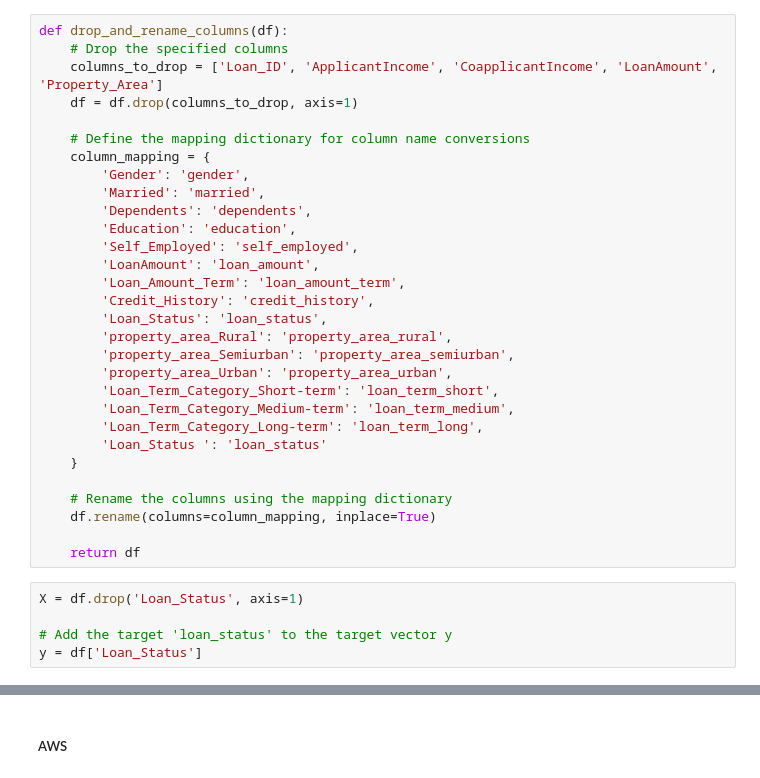
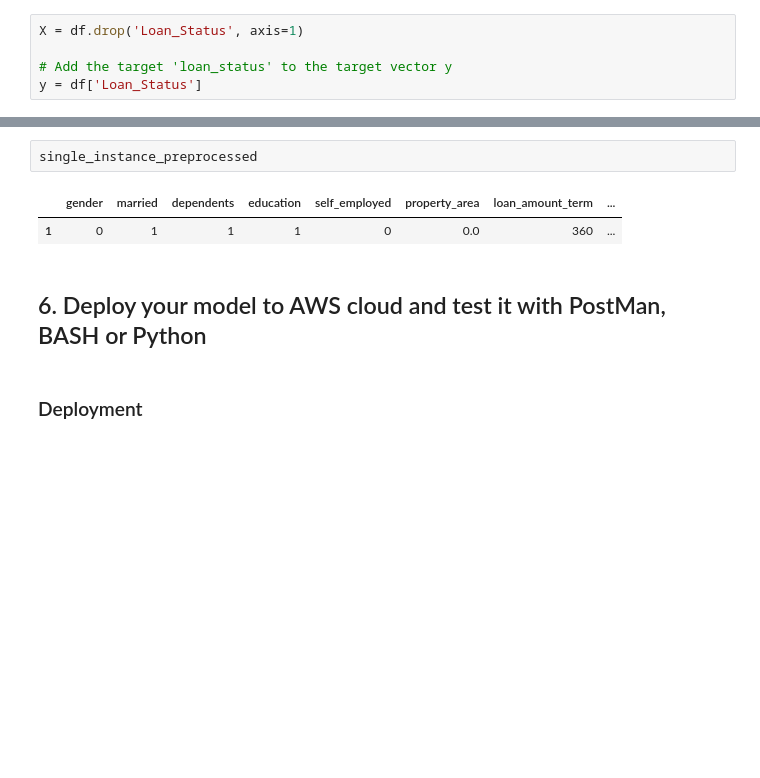
Before and after one commit to Brittanysacha/Mini-Project, a Jupyter notebook: notebooks/instructions.ipynb, the cells around one changed output, grey strips where cells are left out. Cells and saved outputs as stored; diff of their text form; blank space fills up the shorter version.

```diff
--- a/notebooks/instructions.ipynb
+++ b/notebooks/instructions.ipynb
@@ -688,33 +697,3 @@ final_pipeline = Pipeline(steps=[
-# %%
-def drop_and_rename_columns(df):
-    # Drop the specified columns
-    columns_to_drop = ['Loan_ID', 'ApplicantIncome', 'CoapplicantIncome', 'LoanAmount', 'Property_Area']
-    df = df.drop(columns_to_drop, axis=1)
-
-    # Define the mapping dictionary for column name conversions
-    column_mapping = {
-        'Gender': 'gender',
-        'Married': 'married',
-        'Dependents': 'dependents',
-        'Education': 'education',
-        'Self_Employed': 'self_employed',
-        'LoanAmount': 'loan_amount',
-        'Loan_Amount_Term': 'loan_amount_term',
-        'Credit_History': 'credit_history',
-        'Loan_Status': 'loan_status',
-        'property_area_Rural': 'property_area_rural',
-        'property_area_Semiurban': 'property_area_semiurban',
-        'property_area_Urban': 'property_area_urban',
-        'Loan_Term_Category_Short-term': 'loan_term_short',
-        'Loan_Term_Category_Medium-term': 'loan_term_medium',
-        'Loan_Term_Category_Long-term': 'loan_term_long',
-        'Loan_Status ': 'loan_status'
-    }
-
-    # Rename the columns using the mapping dictionary
-    df.rename(columns=column_mapping, inplace=True)
-
-    return df
 # %%
 X = df.drop('Loan_Status', axis=1)
 
@@ -879,2 +856,9 @@ Activate Conda in AWS Environment:
+# %%
+single_instance_preprocessed
+# %% [output]
+|  | gender | married | dependents | education | self_employed | property_area | loan_amount_term | ... |
+| 1 | 0 | 1 | 1 | 1 | 0 | 0.0 | 360 | ... |
+# %% [markdown]
+## 6. Deploy your model to AWS cloud and test it with PostMan, BASH or Python
 # %% [markdown]
-##### AWS
+### Deployment
```
Also changed, not shown: parts of 20 cells of this notebook, 12 other files.
